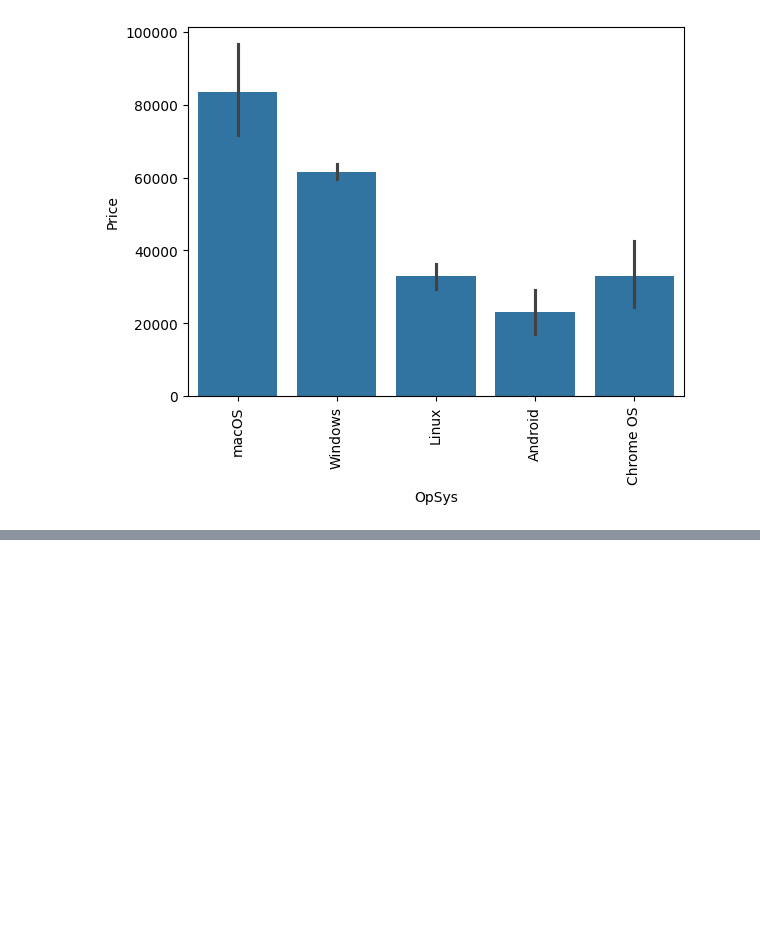
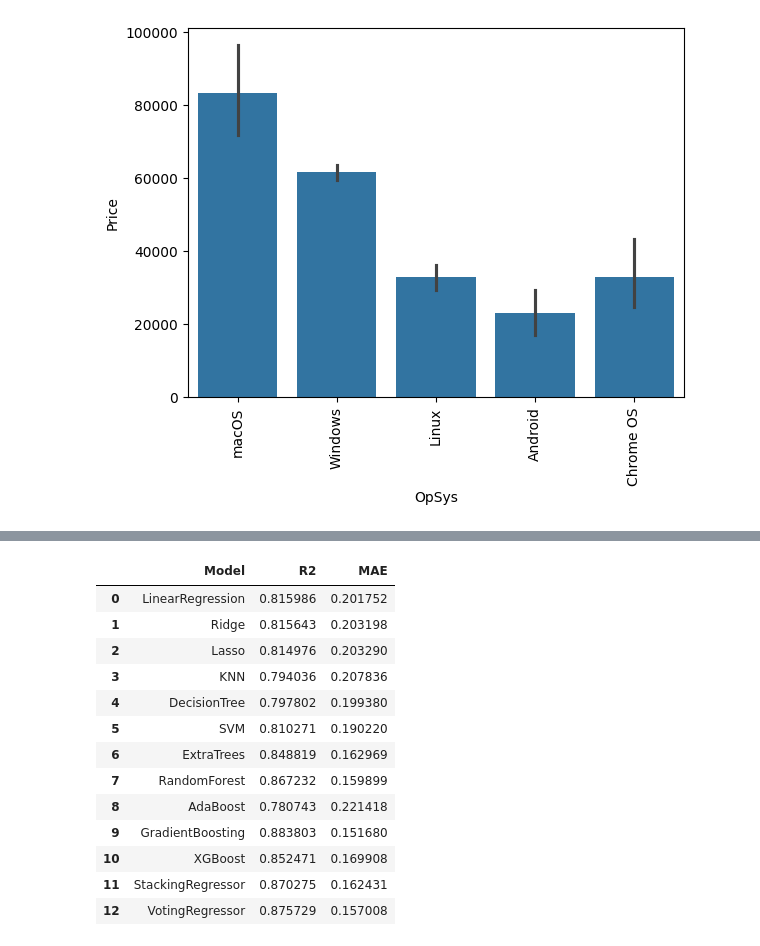
Before and after one commit to prashant-004/Laptop_price_prediction, a Jupyter notebook: main.ipynb, the cells around one changed output, grey strips where cells are left out. Saved outputs shown, nothing was run; the diff lists cells and outputs as text; code cells hidden in the pictures; blank space fills up the shorter version.

```diff
--- a/main.ipynb
+++ b/main.ipynb
@@ -656,18 +408,0 @@ XgBoost
-# %%
-step1 = ColumnTransformer(transformers=[
-    ('col_tnf',OneHotEncoder(sparse_output=False,drop='first'),['Company', 'TypeName', 'OpSys', 'Panel' ,'Processor', 'Gpu_Brand', 'Memory_Types'])
-],remainder='passthrough')
-
-step2 = XGBRegressor(n_estimators=45,max_depth=5,learning_rate=0.5)
-
-pipe = Pipeline([
-    ('step1',step1),
-    ('step2',step2)
-])
-
-pipe.fit(x_train,y_train)
-
-y_pred = pipe.predict(x_test)
-
-print('R2 score',r2_score(y_test,y_pred))
-print('MAE',mean_absolute_error(y_test,y_pred))
@@ -733,0 +487,18 @@ MAE 0.1639239301943029
+# %%
+results_df = pd.DataFrame(results)
+display(results_df)
+# %% [output]
+|  | Model | R2 | MAE |
+| 0 | LinearRegression | 0.815986 | 0.201752 |
+| 1 | Ridge | 0.815643 | 0.203198 |
+| 2 | Lasso | 0.814976 | 0.203290 |
+| 3 | KNN | 0.794036 | 0.207836 |
+| 4 | DecisionTree | 0.797802 | 0.199380 |
+| 5 | SVM | 0.810271 | 0.190220 |
+| 6 | ExtraTrees | 0.848819 | 0.162969 |
+| 7 | RandomForest | 0.867232 | 0.159899 |
+| 8 | AdaBoost | 0.780743 | 0.221418 |
+| 9 | GradientBoosting | 0.883803 | 0.151680 |
+| 10 | XGBoost | 0.852471 | 0.169908 |
+| 11 | StackingRegressor | 0.870275 | 0.162431 |
+| 12 | VotingRegressor | 0.875729 | 0.157008 |
```
Also changed, not shown: parts of 51 cells of this notebook, 1 other file.
